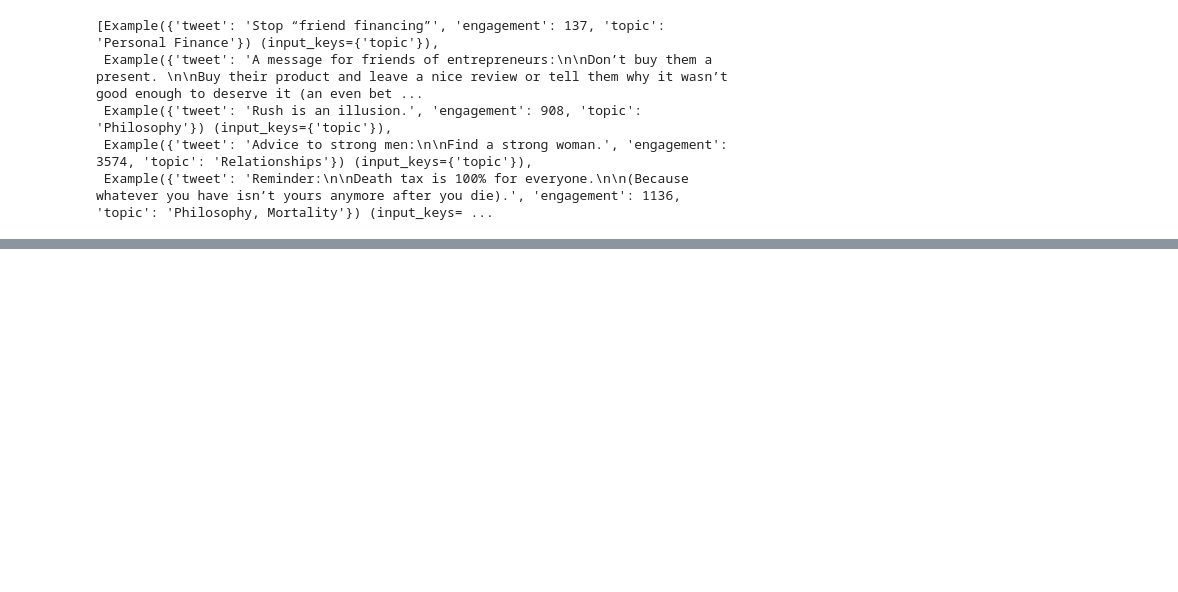
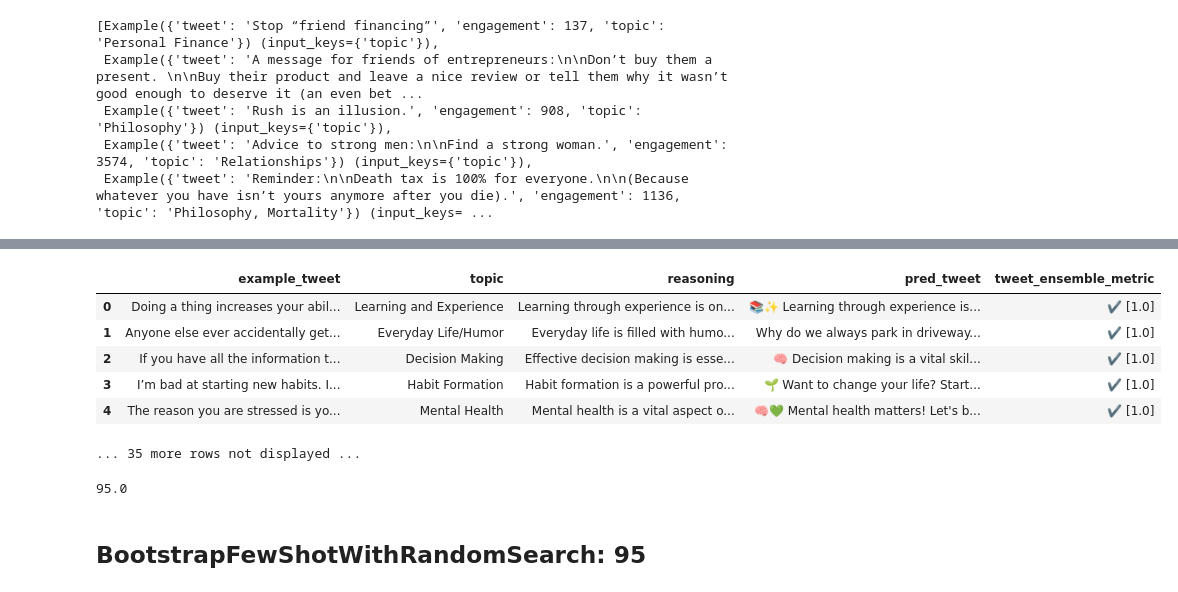
Before and after one commit to kevin-v96/tweet-optim-dspy, a Jupyter notebook: src/tweet_optim_dspy/pretrain_test.ipynb, the cells around one changed output, grey strips where cells are left out. Drawn from its saved outputs; the diff is of its cells as text; code cells hidden in the pictures; blank space fills up the shorter version.

```diff
--- a/src/tweet_optim_dspy/pretrain_test.ipynb
+++ b/src/tweet_optim_dspy/pretrain_test.ipynb
@@ -616,0 +705,5 @@ flattened_annotated_dataset[:5]
+# %%
+config = dict(max_labeled_demos = 1, max_bootstrapped_demos=1, num_candidate_programs=2)
+teleprompter = BootstrapFewShotWithRandomSearch(metric = tweet_ensemble_metric, **config)
+rs_optimized_tweet_writer = teleprompter.compile(TweetWriter(), trainset=trainset[:20])
+rs_optimized_tweet_writer.save(path="fewshotwithrsv2")
@@ -616,0 +736,13 @@ flattened_annotated_dataset[:5]
+# %%
+evaluator(rs_optimized_tweet_writer)
+# %% [output]
+|  | example_tweet | topic | reasoning | pred_tweet | tweet_ensemble_metric |
+| 0 | Doing a thing increases your abil... | Learning and Experience | Learning through experience is on... | 📚✨ Learning through experience is... | ✔️ [1.0] |
+| 1 | Anyone else ever accidentally get... | Everyday Life/Humor | Everyday life is filled with humo... | Why do we always park in driveway... | ✔️ [1.0] |
+| 2 | If you have all the information t... | Decision Making | Effective decision making is esse... | 🧠 Decision making is a vital skil... | ✔️ [1.0] |
+| 3 | I’m bad at starting new habits. I... | Habit Formation | Habit formation is a powerful pro... | 🌱 Want to change your life? Start... | ✔️ [1.0] |
+| 4 | The reason you are stressed is yo... | Mental Health | Mental health is a vital aspect o... | 🧠💚 Mental health matters! Let's b... | ✔️ [1.0] |
+... 35 more rows not displayed ...
+95.0
+# %% [markdown]
+## BootstrapFewShotWithRandomSearch: 95
```
Also changed, not shown: parts of 18 cells of this notebook, 4 other files.
